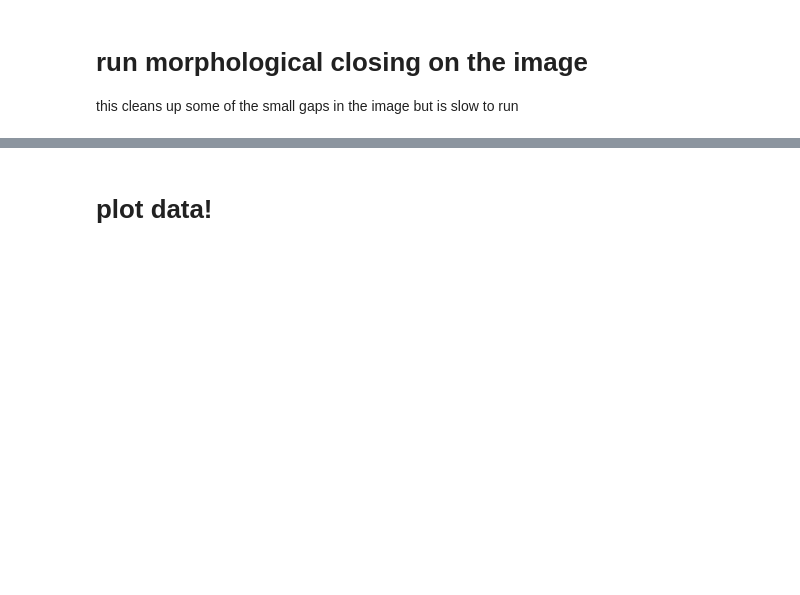
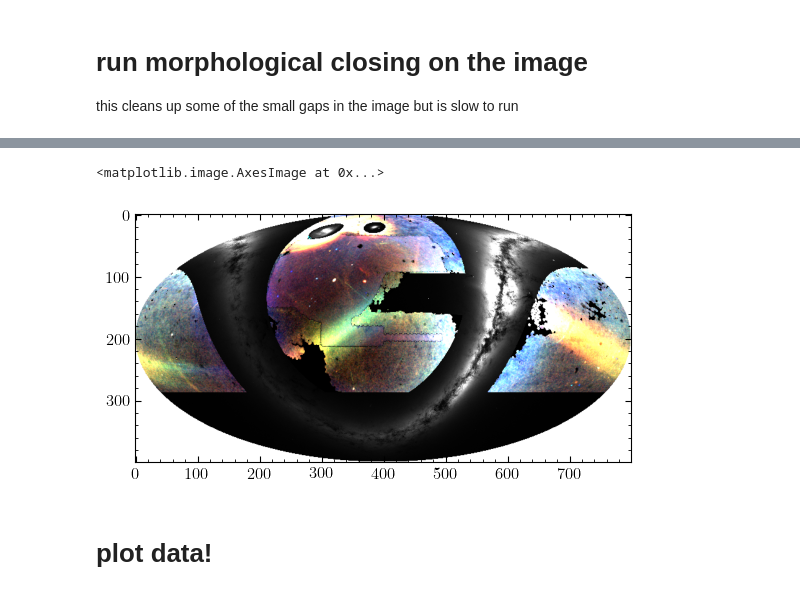
Before and after one commit to psferguson/decam_fos, a Jupyter notebook: notebooks/plot_field_of_streams.ipynb, the cells around one changed output, grey strips where cells are left out. Cells and saved outputs as stored; diff of their text form; code cells hidden in the pictures; blank space fills up the shorter version.

```diff
--- a/notebooks/plot_field_of_streams.ipynb
+++ b/notebooks/plot_field_of_streams.ipynb
@@ -131,3 +166,8 @@ this cleans up some of the small gaps in the image but is slow to run
+# %%
+plt.imshow(stack_img([img_decals, img_des]))
+# %% [output]
+<matplotlib.image.AxesImage at 0x...>
+[figure, added]
 # %%
 closed_image = img
 # un-comment to run morphological closing (this can be a little slow)
```
Also changed, not shown: parts of 7 cells of this notebook.
